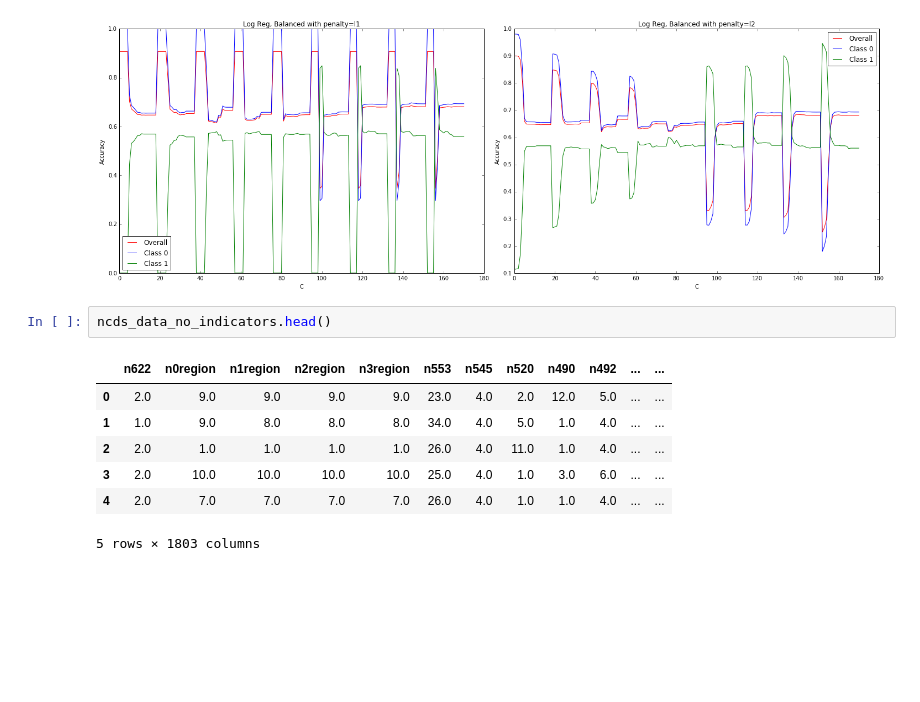
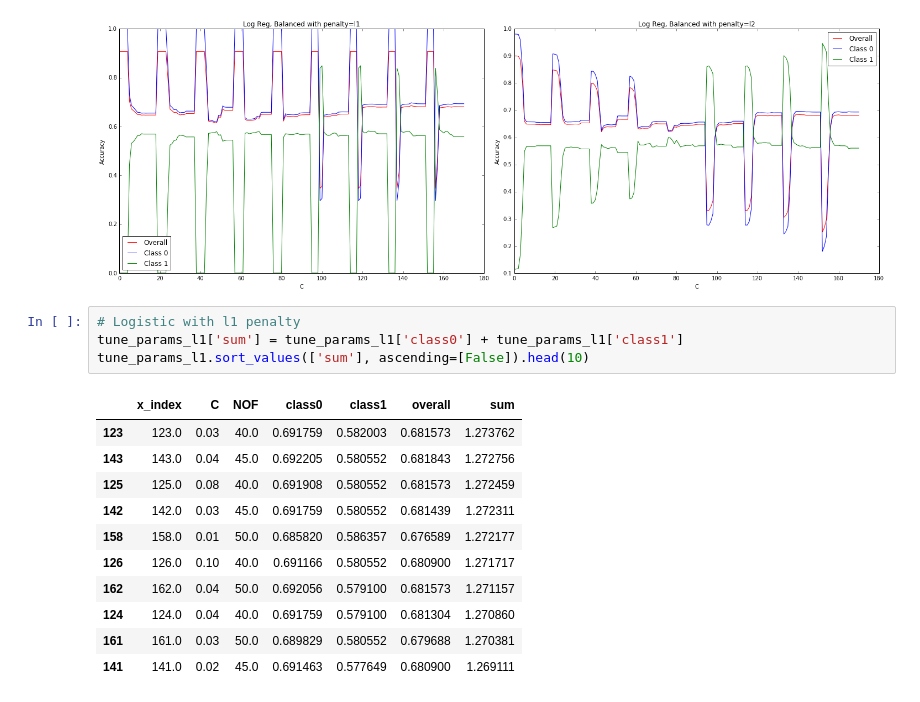
Before and after one commit to harvard-team-pivot/epilepsy-prediction, a Jupyter notebook: docs/ipynb/40_model_02.ipynb, the cells around one changed output. Drawn from its saved outputs; the diff is of its cells as text; blank space fills up the shorter version.

```diff
--- a/docs/ipynb/40_model_02.ipynb
+++ b/docs/ipynb/40_model_02.ipynb
@@ -163,13 +163,19 @@ tune_params_l1 , tune_params_l2 = tune_logistic_reg_model()
 # %% [output]
 Tuning params without standardization of predictors:
 [figure]
-# %%
-ncds_data_no_indicators.head()
-# %% [output]
-|  | n622 | n0region | n1region | n2region | n3region | n553 | n545 | n520 | n490 | n492 | ... | ... |
-| 0 | 2.0 | 9.0 | 9.0 | 9.0 | 9.0 | 23.0 | 4.0 | 2.0 | 12.0 | 5.0 | ... | ... |
-| 1 | 1.0 | 9.0 | 8.0 | 8.0 | 8.0 | 34.0 | 4.0 | 5.0 | 1.0 | 4.0 | ... | ... |
-| 2 | 2.0 | 1.0 | 1.0 | 1.0 | 1.0 | 26.0 | 4.0 | 11.0 | 1.0 | 4.0 | ... | ... |
-| 3 | 2.0 | 10.0 | 10.0 | 10.0 | 10.0 | 25.0 | 4.0 | 1.0 | 3.0 | 6.0 | ... | ... |
-| 4 | 2.0 | 7.0 | 7.0 | 7.0 | 7.0 | 26.0 | 4.0 | 1.0 | 1.0 | 4.0 | ... | ... |
-5 rows × 1803 columns
+# %%
+# Logistic with l1 penalty
+tune_params_l1['sum'] = tune_params_l1['class0'] + tune_params_l1['class1']
+tune_params_l1.sort_values(['sum'], ascending=[False]).head(10)
+# %% [output]
+|  | x_index | C | NOF | class0 | class1 | overall | sum |
+| 123 | 123.0 | 0.03 | 40.0 | 0.691759 | 0.582003 | 0.681573 | 1.273762 |
+| 143 | 143.0 | 0.04 | 45.0 | 0.692205 | 0.580552 | 0.681843 | 1.272756 |
+| 125 | 125.0 | 0.08 | 40.0 | 0.691908 | 0.580552 | 0.681573 | 1.272459 |
+| 142 | 142.0 | 0.03 | 45.0 | 0.691759 | 0.580552 | 0.681439 | 1.272311 |
+| 158 | 158.0 | 0.01 | 50.0 | 0.685820 | 0.586357 | 0.676589 | 1.272177 |
+| 126 | 126.0 | 0.10 | 40.0 | 0.691166 | 0.580552 | 0.680900 | 1.271717 |
+| 162 | 162.0 | 0.04 | 50.0 | 0.692056 | 0.579100 | 0.681573 | 1.271157 |
+| 124 | 124.0 | 0.04 | 40.0 | 0.691759 | 0.579100 | 0.681304 | 1.270860 |
+| 161 | 161.0 | 0.03 | 50.0 | 0.689829 | 0.580552 | 0.679688 | 1.270381 |
+| 141 | 141.0 | 0.02 | 45.0 | 0.691463 | 0.577649 | 0.680900 | 1.269111 |
```
Also changed, not shown: parts of 5 cells of this notebook, 4 other files.
